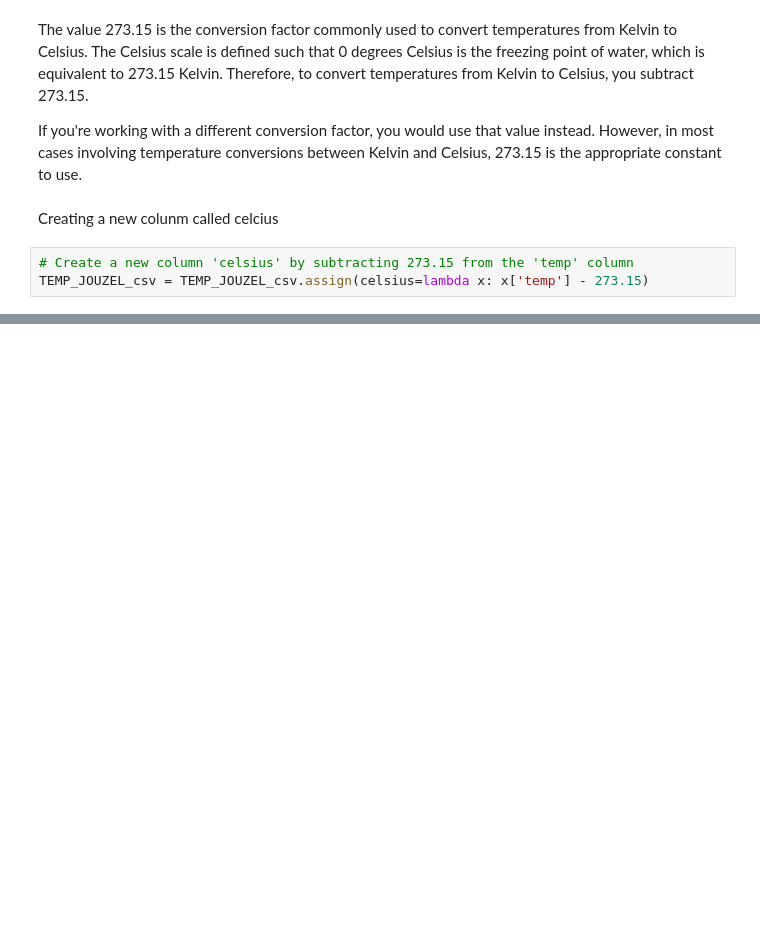
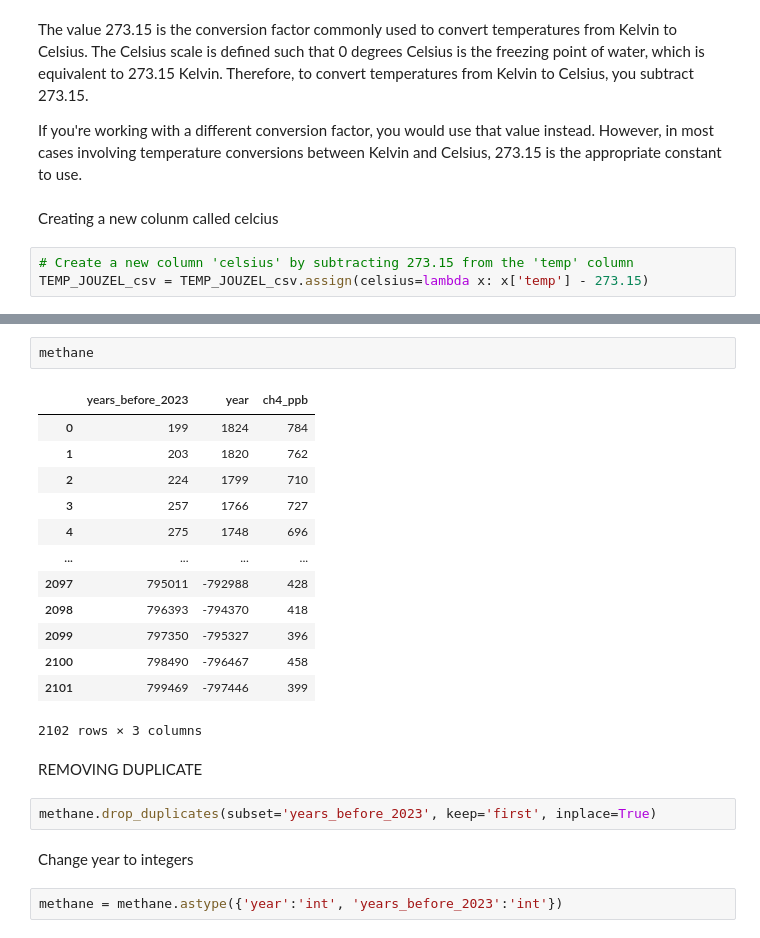
Before and after one commit to Kemeh-30/PFDA-PROJECT-2, a Jupyter notebook: PFDA.ipynb, the cells around one changed output, grey strips where cells are left out. Drawn from its saved outputs; the diff is of its cells as text; blank space fills up the shorter version.

```diff
--- a/PFDA.ipynb
+++ b/PFDA.ipynb
@@ -274,0 +482,24 @@ TEMP_JOUZEL_csv = TEMP_JOUZEL_csv.assign(celsius=lambda x: x['temp'] - 273.15)
+# %%
+methane
+# %% [output]
+|  | years_before_2023 | year | ch4_ppb |
+| 0 | 199 | 1824 | 784 |
+| 1 | 203 | 1820 | 762 |
+| 2 | 224 | 1799 | 710 |
+| 3 | 257 | 1766 | 727 |
+| 4 | 275 | 1748 | 696 |
+| ... | ... | ... | ... |
+| 2097 | 795011 | -792988 | 428 |
+| 2098 | 796393 | -794370 | 418 |
+| 2099 | 797350 | -795327 | 396 |
+| 2100 | 798490 | -796467 | 458 |
+| 2101 | 799469 | -797446 | 399 |
+2102 rows × 3 columns
+# %% [markdown]
+REMOVING DUPLICATE
+# %%
+methane.drop_duplicates(subset='years_before_2023', keep='first', inplace=True)
+# %% [markdown]
+Change year to integers
+# %%
+methane = methane.astype({'year':'int', 'years_before_2023':'int'})
```
Also changed, not shown: parts of 66 cells of this notebook, 2 other files.
